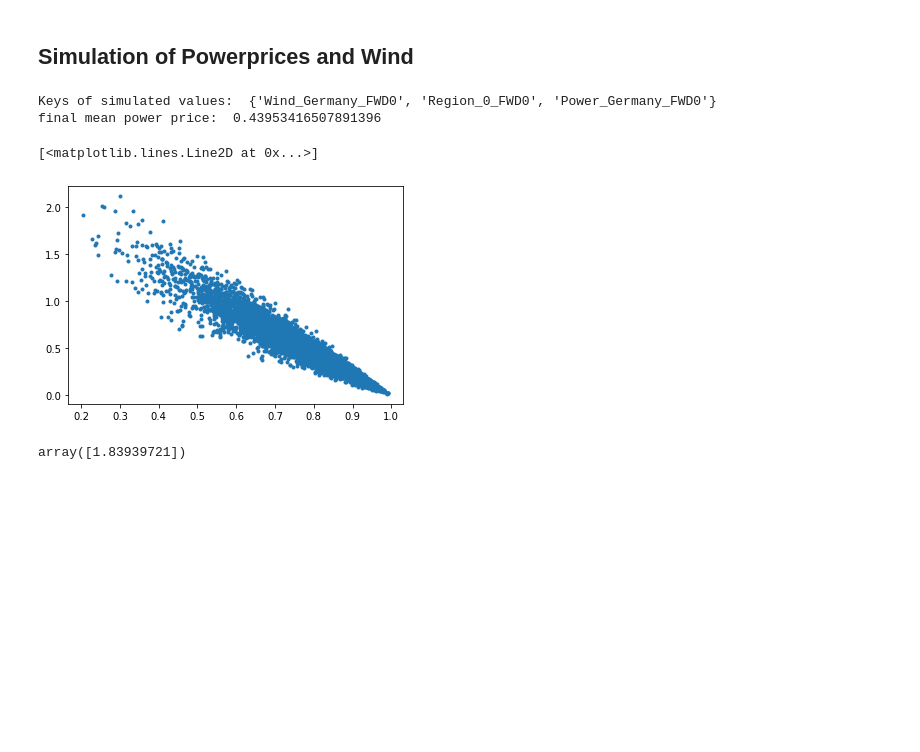
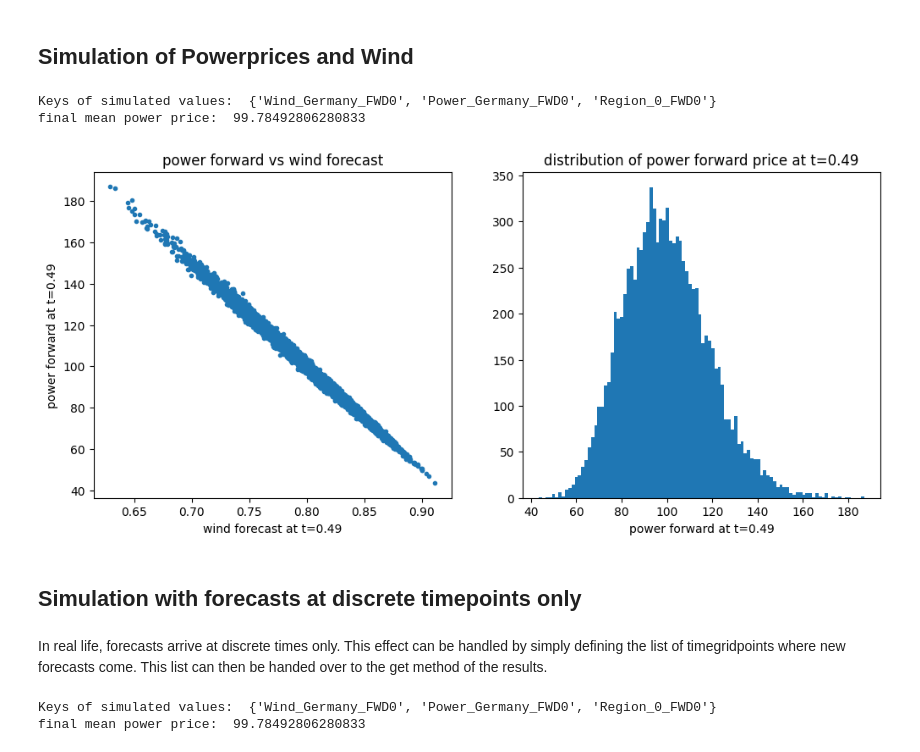
Before and after one commit to hnguyen-RIVACON/RiVaPy, a Jupyter notebook: docs/source/notebooks/models/powerprice_wind_model.ipynb, the cells around one changed output. Drawn from its saved outputs; the diff is of its cells as text; code cells hidden in the pictures; blank space fills up the shorter version.

Commit message:
add notebook for wind power fwd model

```diff
--- a/docs/source/notebooks/models/powerprice_wind_model.ipynb
+++ b/docs/source/notebooks/models/powerprice_wind_model.ipynb
@@ -24,7 +21,7 @@ The autoreload extension is already loaded. To reload it, use:
 params = WindPowerForecastModelParameter(n_call_strikes=40, min_strike=-7.0, max_strike=7.0)
 # setup
 wind_region_model = {}
-vols = [1.0]
+vols = [0.5]
 mean_reversion_speed = [0.5]
 capacities = [10_000.0]
 rnd_weights = [ [1.0]
@@ -42,16 +39,16 @@ for i in range(len(vols)):
                                 ) )
 wind = MultiRegionWindForecastModel('Wind_Germany', regions)
 # %%
-highest_price = OrnsteinUhlenbeck(speed_of_mean_reversion=1.0, volatility=0.5, mean_reversion_level=0.0)
 model = LinearDemandForwardModel(wind_power_forecast=wind,
-                                    highest_price_ou_model= highest_price,
+                                    x_mean_reversion_speed= 0.1,
+                                     x_volatility=10.5,
                                     power_name= 'Power_Germany')
 # %%
 timegrid = np.linspace(0.0,1.0, 365)
 np.random.seed(42)
 rnd = np.random.normal(size=model.rnd_shape(10_000, timegrid.shape[0]))
 results = model.simulate(timegrid, rnd, expiries=[1.0],
-                         power_fwd_prices=[1.0],
+                         power_fwd_prices=[100.0],
                          initial_forecasts={'Region_0': [0.8]})
 # %%
 print('Keys of simulated values: ', results.keys())
@@ -59,15 +56,33 @@ simulated_wind = results.get('Wind_Germany_FWD0')
 simulated_power = results.get('Power_Germany_FWD0')
 print('final mean power price: ',simulated_power[-1,:].mean() )
 # %% [output]
-Keys of simulated values:  {'Wind_Germany_FWD0', 'Region_0_FWD0', 'Power_Germany_FWD0'}
-final mean power price:  0.43953416507891396
+Keys of simulated values:  {'Wind_Germany_FWD0', 'Power_Germany_FWD0', 'Region_0_FWD0'}
+final mean power price:  99.78492806280833
 # %%
 timepoint = 180
-plt.plot(simulated_wind[-1,:], simulated_power[-1,:],'.')
+plt.figure(figsize=(12,5))
+plt.subplot(1,2,1)
+t = "{:1.2f}".format(timegrid[timepoint]) # current time as string for axis labels
+plt.plot(simulated_wind[timepoint,:], simulated_power[timepoint,:],'.')
+plt.xlabel('wind forecast at t='+t)
+plt.ylabel('power forward at t='+t)
+plt.title('power forward vs wind forecast')
+plt.subplot(1,2,2)
+plt.hist(simulated_power[timepoint,:], bins=100)
+plt.xlabel('power forward at t='+t)
+plt.title('distribution of power forward price at t='+t);
 # %% [output]
-[<matplotlib.lines.Line2D at 0x...>]
-[figure, old version]
+[figure, new version]
-# %%
-results._additive_correction
-# %% [output]
-array([1.83939721])
+# %% [markdown]
+## Simulation with forecasts at discrete timepoints only
+# %% [markdown]
+In real life, forecasts arrive at discrete times only. This effect can be handled by simply defining the list of timegridpoints where new forecasts come. This list can then be handed over to the get method of the results.
+# %%
+print('Keys of simulated values: ', results.keys())
+forecast_points = [i for i in range(0,timegrid.shape[0],10)] # list of time indices where forecasts arrive
+simulated_wind_disc = results.get('Wind_Germany_FWD0', forecast_timepoints=forecast_points) #forecast at
+simulated_power_disc = results.get('Power_Germany_FWD0',forecast_timepoints=forecast_points)
+print('final mean power price: ',simulated_power[-1,:].mean() )
+# %% [output]
+Keys of simulated values:  {'Wind_Germany_FWD0', 'Power_Germany_FWD0', 'Region_0_FWD0'}
+final mean power price:  99.78492806280833
```
Also changed, not shown: parts of 2 cells of this notebook, 1 other file.
